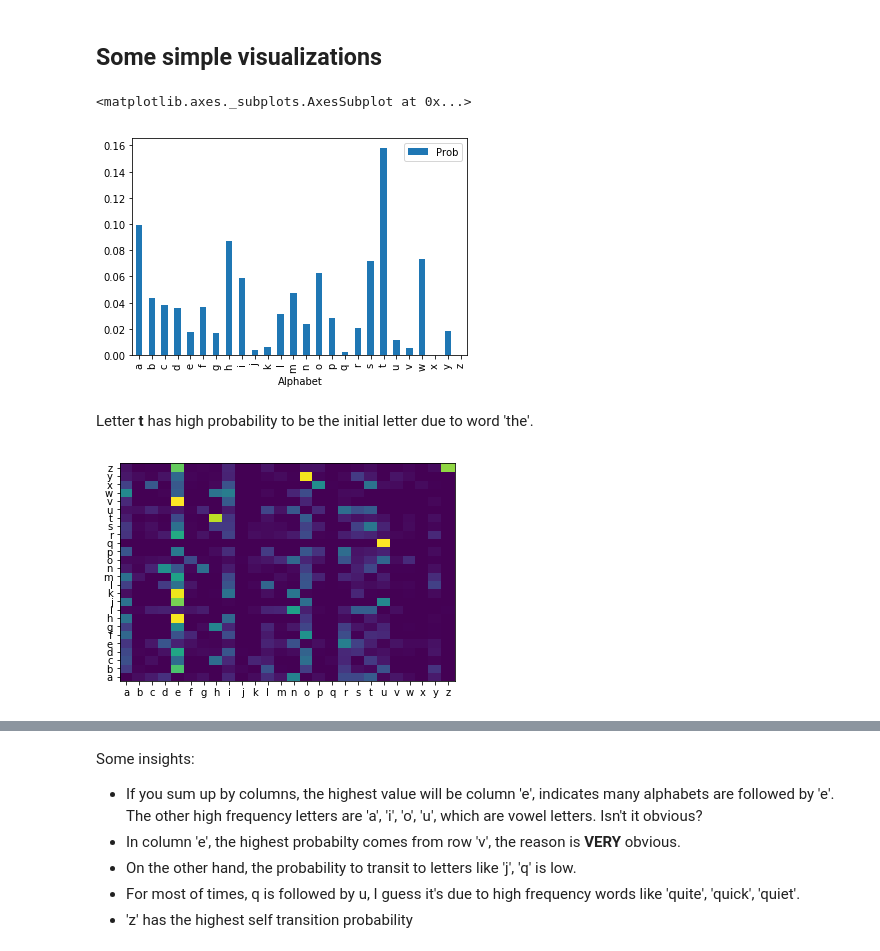
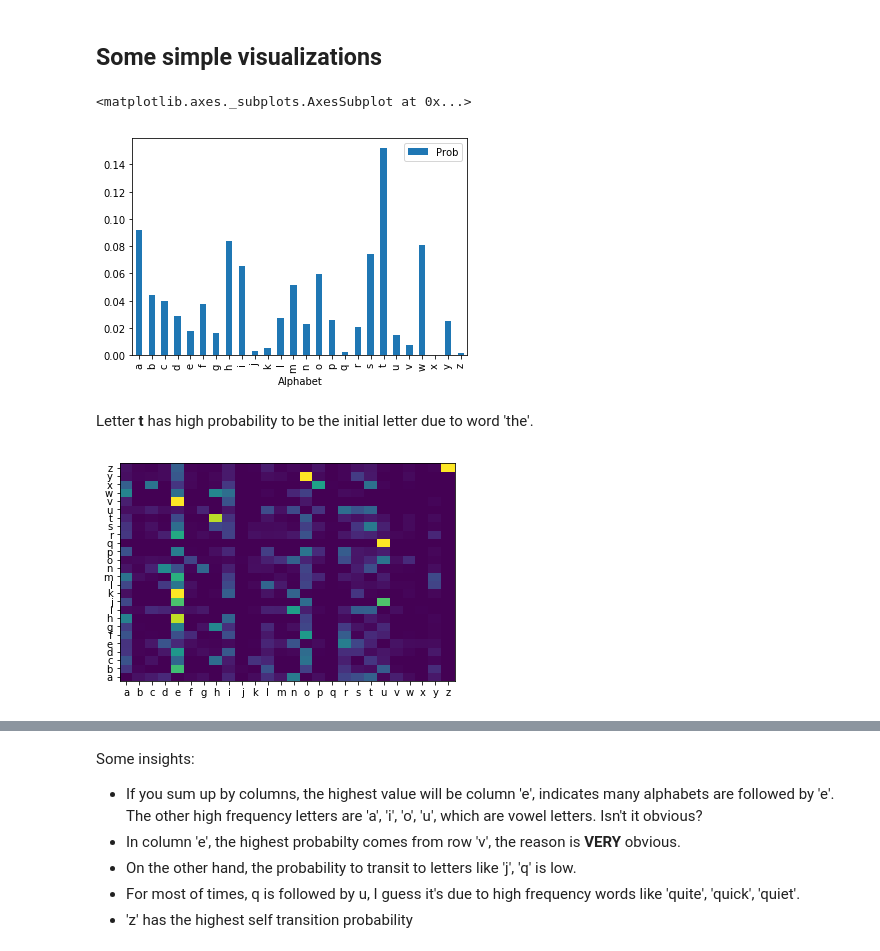
Before and after one commit to weizhaoalex/EnglishAlphabetMarkovModel, a Jupyter notebook: English Alphabet Markov Model.ipynb, the cells around one changed output, grey strips where cells are left out. Saved outputs shown, nothing was run; the diff lists cells and outputs as text; code cells hidden in the pictures.

```diff
--- a/English Alphabet Markov Model.ipynb
+++ b/English Alphabet Markov Model.ipynb
@@ -45,7 +45,7 @@ Since text is unstructured data, so we need to do some preparation work such as
 # %%
 # Choose a book to save into a string variable for further analysis, and convert all characters into lower case.
 # You can concatenate multiple books together to get a larger data set.
-text = text1.lower()
+text = text3.lower()
 
 # create a list contains the major punctuations that we want to skip
 skips = [".",":",";","'",",",'"',"!","?","”","“","_","(",")","-","’","  "]
@@ -105,15 +95,15 @@ Initial = pd.DataFrame(np.zeros(t))
 # Loop over the word frequency data frame to calculate the initial vector and transition matrix
 # It may take a few sec depends on the size of the dataframe
 # we will use alp to convert each character into an index: a - 0, b - 1, ..., z - 25
-for i in range(len(text_stat.iloc[:,1])):
-    word = text_stat.iloc[i,1]
-    if len(word)>1:
+for i in range(len(text_stat.iloc[:,0])):
+    word = text_stat.iloc[i,0]
+    if len(str(word))>1:
         pos_i = alp.find(word[0])
-        Initial.iloc[pos_i] += text_stat.iloc[i,0]
+        Initial.iloc[pos_i] += text_stat.iloc[i,1]
     for j in range(len(word)-1):
         pos1 = alp.find(word[j])
         pos2 = alp.find(word[j+1])
-        matrix.iloc[pos1,pos2]+=text_stat.iloc[i,0]
+        matrix.iloc[pos1,pos2]+=text_stat.iloc[i,1]
 # %% [markdown]
 ## Some simple visualizations
 # %%
@@ -126,24 +116,24 @@ Initial_dist['Alphabet'] = Alphabet
 Initial_dist.plot.bar(x='Alphabet', y='Prob')
 # %% [output]
 <matplotlib.axes._subplots.AxesSubplot at 0x...>
-[figure, old version]
+[figure, new version]
 # %% [markdown]
 Letter **t** has high probability to be the initial letter due to word 'the'.
 # %%
 index = ['a','b','c','d','e','f','g','h','i','j','k','l','m','n','o','p','q','r','s','t','u','v','w','x','y','z']
 colname = ['a','b','c','d','e','f','g','h','i','j','k','l','m','n','o','p','q','r','s','t','u','v','w','x','y','z']
 
 tran_matrix = matrix.div(matrix.sum(axis=1),axis=0)
 tran_matrix.columns = colname
 tran_matrix['Index'] = index
 tran_matrix = tran_matrix.set_index('Index')
 
 # For illustration purpose, we need to trim the probability
 tran_matrix2 = tran_matrix.clip(0,0.5)
 
 plt.pcolor(tran_matrix2)
-plt.yticks(np.arange(0.5, len(df.index), 1), tran_matrix2.index)
-plt.xticks(np.arange(0.5, len(df.columns), 1), tran_matrix2.columns)
+plt.yticks(np.arange(0.5, len(tran_matrix2.index), 1), tran_matrix2.index)
+plt.xticks(np.arange(0.5, len(tran_matrix2.columns), 1), tran_matrix2.columns)
 plt.show()
 # %% [output]
-[figure, old version]
+[figure, new version]
```
Also changed, not shown: parts of 6 cells of this notebook.
